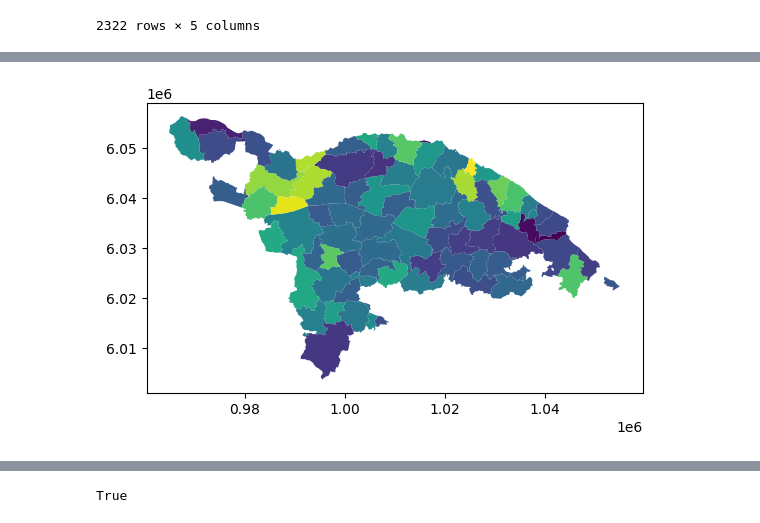
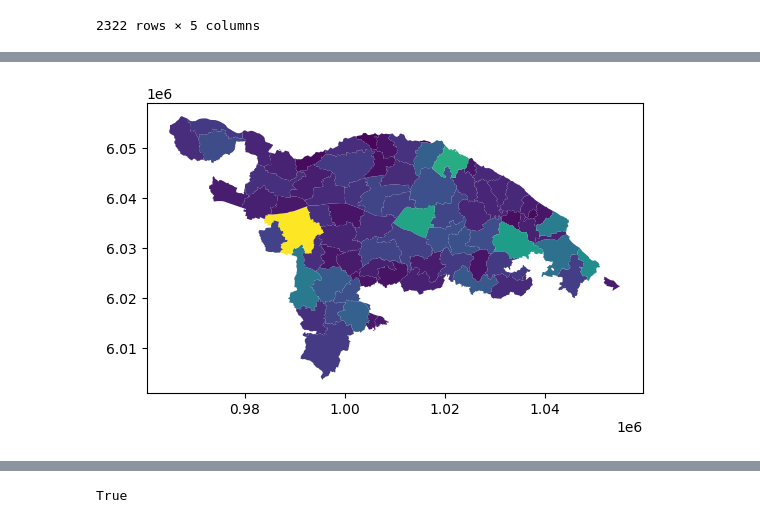
Before and after one commit to AndriiZhabrovets/Hackathon_Thurgau_LABL, a Jupyter notebook: main.ipynb, the cells around one changed output, grey strips where cells are left out. Cells and saved outputs as stored; diff of their text form; code cells hidden in the pictures.

```diff
--- a/main.ipynb
+++ b/main.ipynb
@@ -1,7 +1,7 @@
 # %%
 import pandas as pd
 
-source = "/Users/andreyzhabrovets/Documents/GitHub/Hackathon_Thurgau_LABL/data/Energiereporter/energyreporter_municipality_latest.csv"
+source = "/Users/andreyzhabrovets/Documents/GitHub/Hackathon_Thurgau_LABL/data/Energiereporter/solarenergiepotential_tg_gemeinden.csv"
 
 # CSV-Daten mit Pandas lesen.
 # Achtung: wir verwenden Semikolons statt Kommas als Trennzeichen.
@@ -55,16 +56,16 @@ joined.head()
 # %%
 import geopandas as gpd
 import matplotlib.pyplot as plt
 
 
 # Set up pyplot
 fig, ax = plt.subplots()
 
 # Plot geometry and color by column 'einwohner'
-joined.plot("electric_car_share", ax=ax)
+joined.plot("Scenario1_RoofsOnly_PotentialSolarElectricity_GWh", ax=ax)
 
 # Show!
 plt.show()
 # %% [output]
-[figure, old version]
+[figure, new version]
 # %%
```
Also changed, not shown: parts of 4 cells of this notebook, 11 other files.
